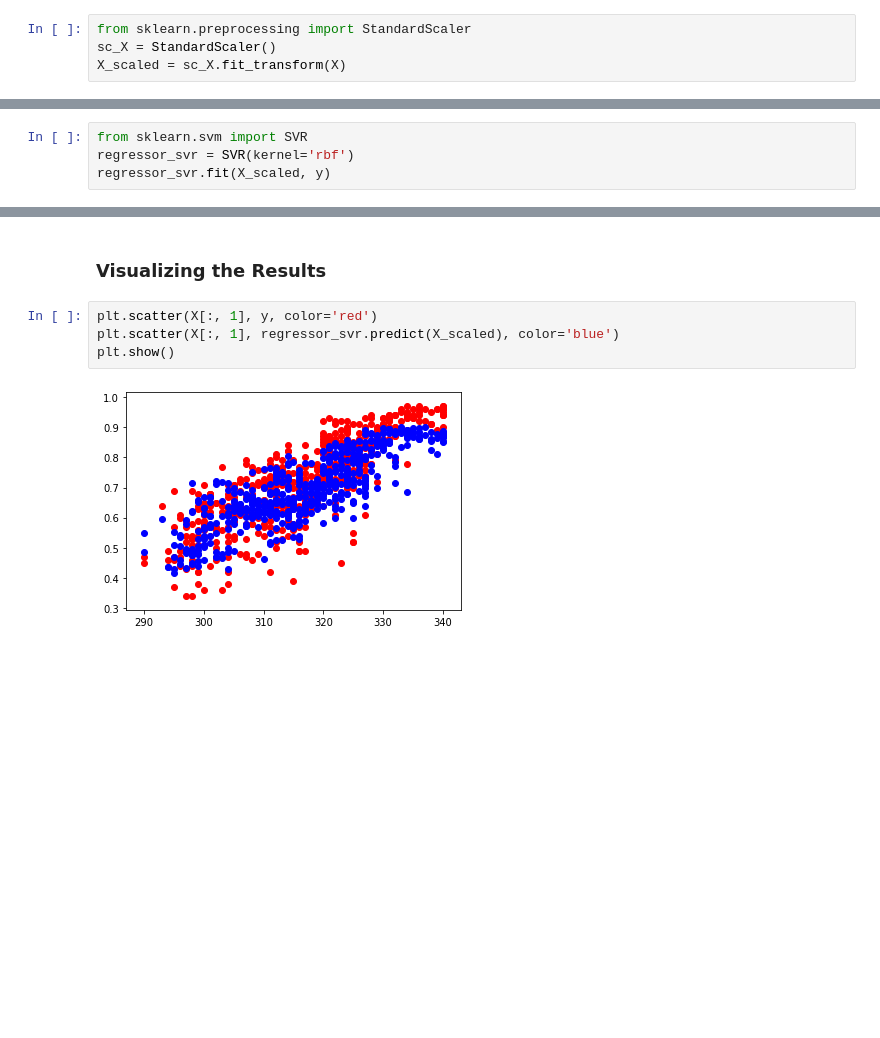
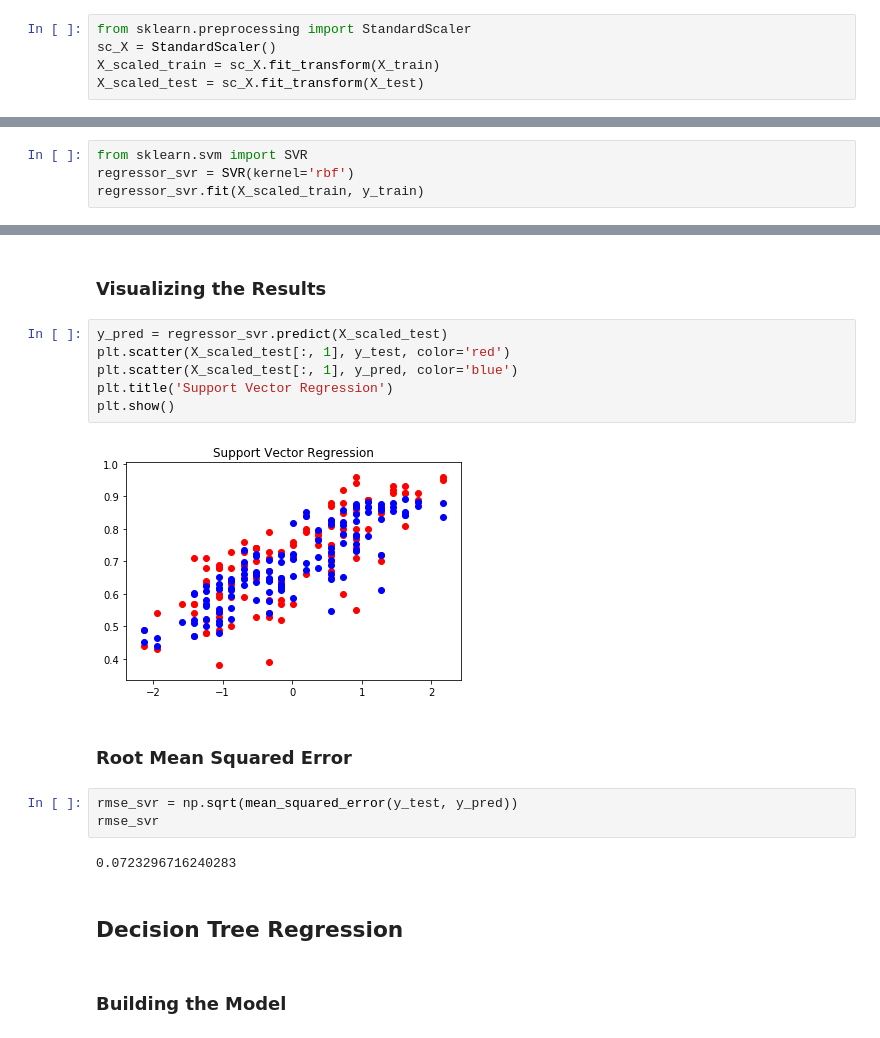
Before and after one commit to bschoeneweis/dm-v-final-project, a Jupyter notebook: FinalProject.ipynb, the cells around one changed output, grey strips where cells are left out. Cells and saved outputs as stored; diff of their text form; blank space fills up the shorter version.

```diff
--- a/FinalProject.ipynb
+++ b/FinalProject.ipynb
@@ -161,13 +196,14 @@ We need to perform feature scaling for SVR.
 # %%
 from sklearn.preprocessing import StandardScaler
 sc_X = StandardScaler()
-X_scaled = sc_X.fit_transform(X)
+X_scaled_train = sc_X.fit_transform(X_train)
+X_scaled_test = sc_X.fit_transform(X_test)
 # %% [markdown]
 ### Building the Model <a name="fit-svr"></a>
 # %%
 from sklearn.svm import SVR
 regressor_svr = SVR(kernel='rbf')
-regressor_svr.fit(X_scaled, y)
+regressor_svr.fit(X_scaled_train, y_train)
 # %% [output]
 SVR(C=1.0, cache_size=200, coef0=0.0, degree=3, epsilon=0.1,
     gamma='auto_deprecated', kernel='rbf', max_iter=-1, shrinking=True,
@@ -175,8 +211,21 @@ SVR(C=1.0, cache_size=200, coef0=0.0, degree=3, epsilon=0.1,
 # %% [markdown]
 ### Visualizing the Results <a name="vis-svr"></a>
 # %%
-plt.scatter(X[:, 1], y, color='red')
-plt.scatter(X[:, 1], regressor_svr.predict(X_scaled), color='blue')
+y_pred = regressor_svr.predict(X_scaled_test)
+plt.scatter(X_scaled_test[:, 1], y_test, color='red')
+plt.scatter(X_scaled_test[:, 1], y_pred, color='blue')
+plt.title('Support Vector Regression')
 plt.show()
 # %% [output]
-[figure, old version]
+[figure, new version]
+# %% [markdown]
+### Root Mean Squared Error <a name="rmse-svr"></a>
+# %%
+rmse_svr = np.sqrt(mean_squared_error(y_test, y_pred))
+rmse_svr
+# %% [output]
+0.0723296716240283
+# %% [markdown]
+## Decision Tree Regression <a name="dtr"></a>
+# %% [markdown]
+### Building the Model <a name="fit-dtr"></a>
```
Also changed, not shown: parts of 28 cells of this notebook, 1 other file.
